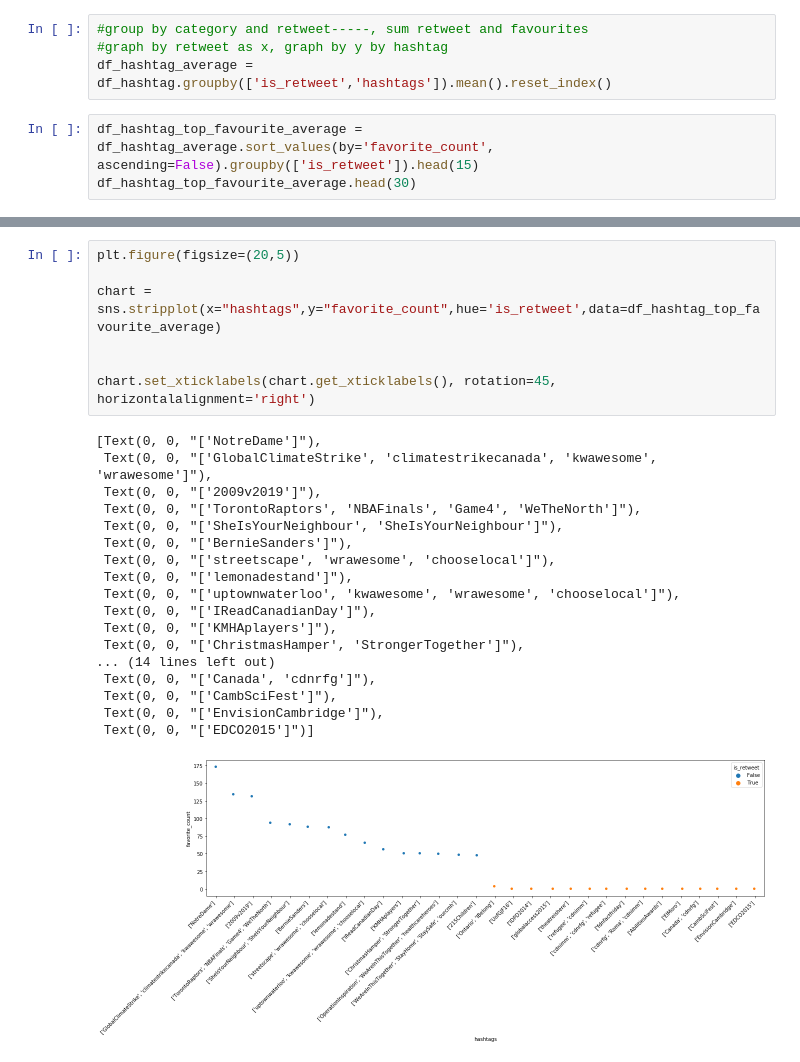
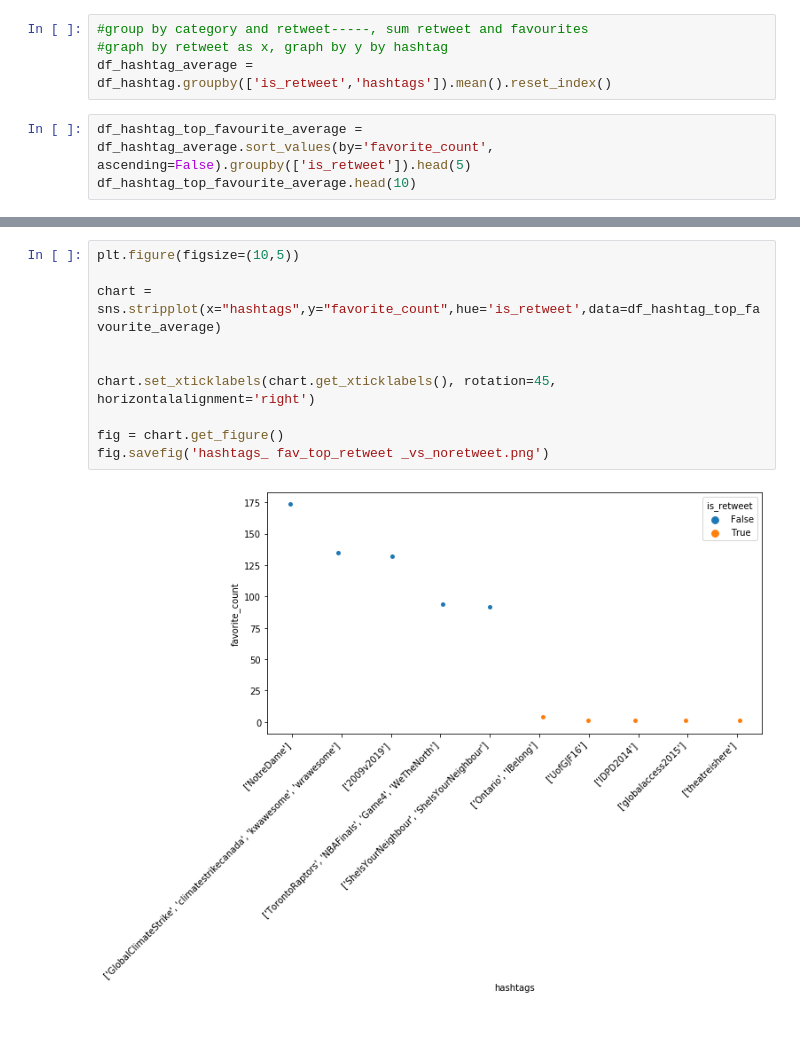
Before and after one commit to douglas-thoms/Datathon-2021-10-16, a Jupyter notebook: Douglas EDA.ipynb, the cells around one changed output, grey strips where cells are left out. Drawn from its saved outputs; the diff is of its cells as text; blank space fills up the shorter version.

```diff
--- a/Douglas EDA.ipynb
+++ b/Douglas EDA.ipynb
@@ -269,6 +326,6 @@ df_hashtag.describe
 #graph by retweet as x, graph by y by hashtag
 df_hashtag_average = df_hashtag.groupby(['is_retweet','hashtags']).mean().reset_index()
 # %%
-df_hashtag_top_favourite_average = df_hashtag_average.sort_values(by='favorite_count', ascending=False).groupby(['is_retweet']).head(15)
-df_hashtag_top_favourite_average.head(30)
+df_hashtag_top_favourite_average = df_hashtag_average.sort_values(by='favorite_count', ascending=False).groupby(['is_retweet']).head(5)
+df_hashtag_top_favourite_average.head(10)
 # %% [output]
@@ -292,27 +343,13 @@ df_hashtag_top_favourite_average.head(30)
 # %%
-plt.figure(figsize=(20,5))
+plt.figure(figsize=(10,5))
 
 chart = sns.stripplot(x="hashtags",y="favorite_count",hue='is_retweet',data=df_hashtag_top_favourite_average)
 
 
 chart.set_xticklabels(chart.get_xticklabels(), rotation=45, horizontalalignment='right')
+
+fig = chart.get_figure()
+fig.savefig('hashtags_ fav_top_retweet _vs_noretweet.png')
 # %% [output]
-[Text(0, 0, "['NotreDame']"),
- Text(0, 0, "['GlobalClimateStrike', 'climatestrikecanada', 'kwawesome', 'wrawesome']"),
- Text(0, 0, "['2009v2019']"),
- Text(0, 0, "['TorontoRaptors', 'NBAFinals', 'Game4', 'WeTheNorth']"),
- Text(0, 0, "['SheIsYourNeighbour', 'SheIsYourNeighbour']"),
- Text(0, 0, "['BernieSanders']"),
- Text(0, 0, "['streetscape', 'wrawesome', 'chooselocal']"),
- Text(0, 0, "['lemonadestand']"),
- Text(0, 0, "['uptownwaterloo', 'kwawesome', 'wrawesome', 'chooselocal']"),
- Text(0, 0, "['IReadCanadianDay']"),
- Text(0, 0, "['KMHAplayers']"),
- Text(0, 0, "['ChristmasHamper', 'StrongerTogether']"),
-... (14 lines left out)
- Text(0, 0, "['Canada', 'cdnrfg']"),
- Text(0, 0, "['CambSciFest']"),
- Text(0, 0, "['EnvisionCambridge']"),
- Text(0, 0, "['EDCO2015']")]
-[figure, old version]
+[figure, new version]
 # %%
```
Also changed, not shown: parts of 21 cells of this notebook, 13 other files.
